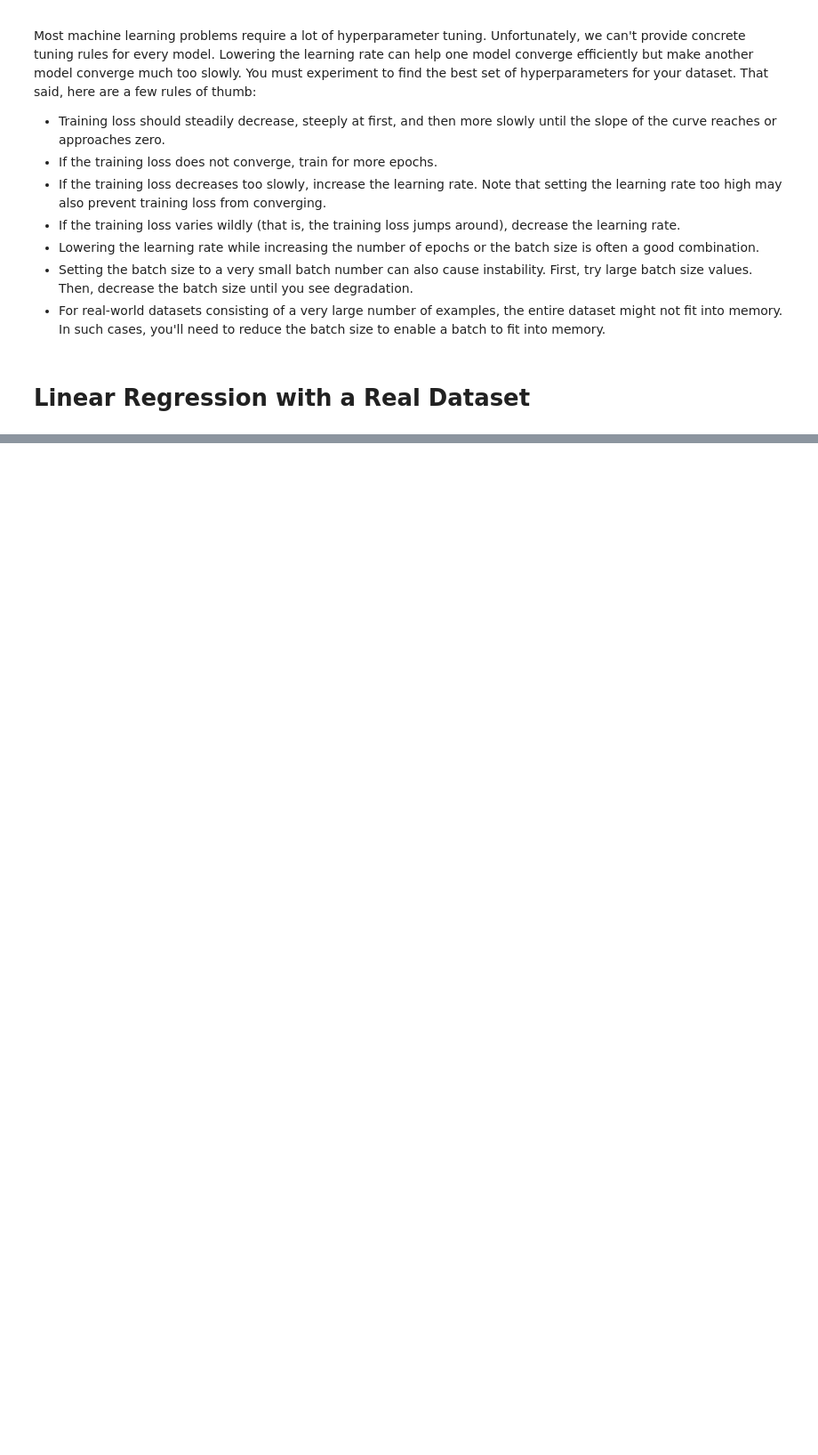
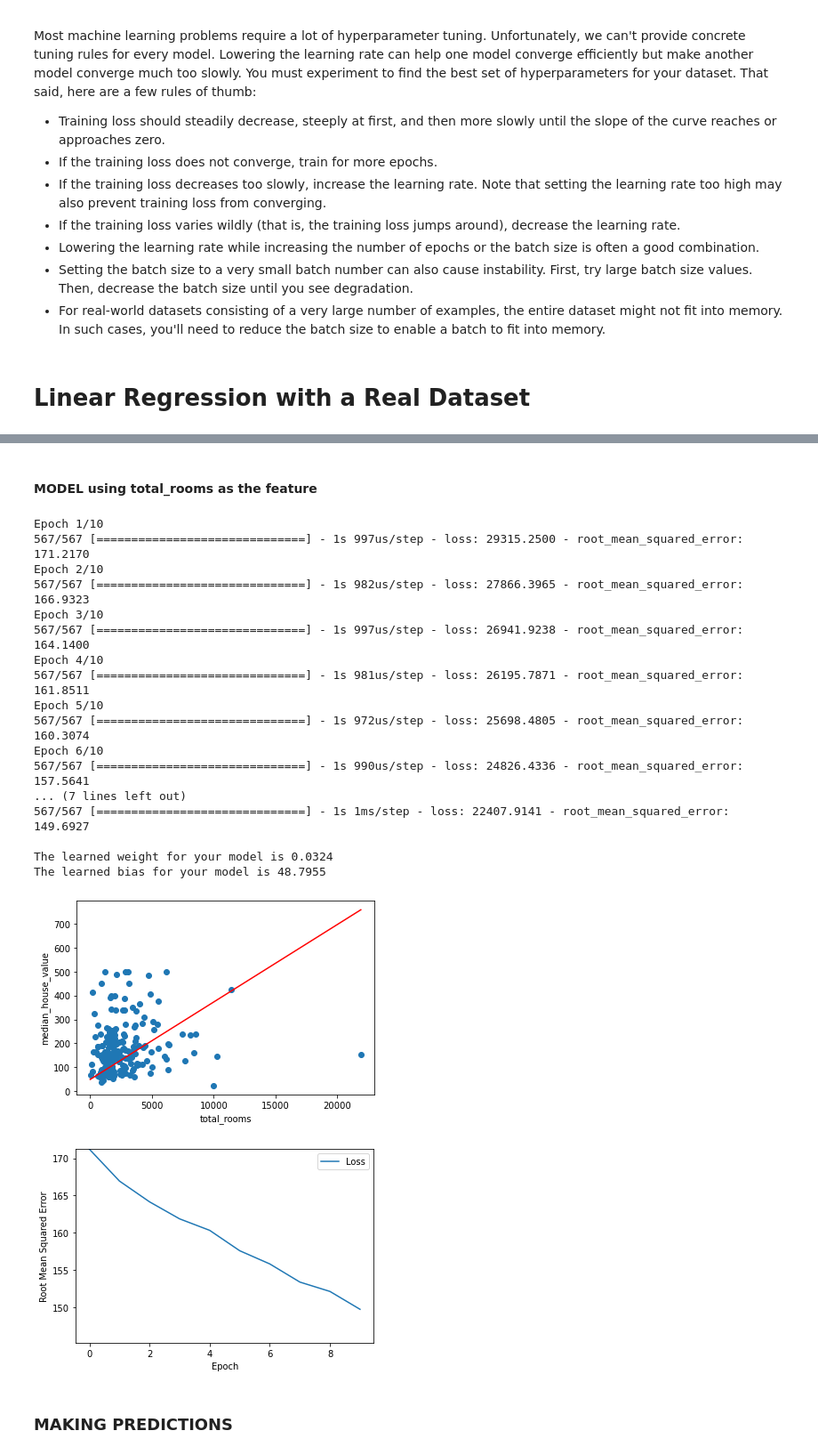
Before and after one commit to m8kin/course_google_crash_course_ml, a Jupyter notebook: tutorials/tensorflow_tutorial.ipynb, the cells around one changed output, grey strips where cells are left out. Shown: that part at 89% size. Saved outputs shown, nothing was run; the diff lists cells and outputs as text; code cells hidden in the pictures; blank space fills up the shorter version.

```diff
--- a/tutorials/tensorflow_tutorial.ipynb
+++ b/tutorials/tensorflow_tutorial.ipynb
@@ -365,3 +366,12 @@ Most machine learning problems require a lot of hyperparameter tuning. Unfortuna
 - For real-world datasets consisting of a very large number of examples, the entire dataset might not fit into memory. In such cases, you'll need to reduce the batch size to enable a batch to fit into memory.
 # %% [markdown]
 # Linear Regression with a Real Dataset
+# %%
+# Import the dataset.
+training_df = pd.read_csv(filepath_or_buffer="https://download.mlcc.google.com/mledu-datasets/california_housing_train.csv")
+
+# Scale the label.
+training_df["median_house_value"] /= 1000.0
+
+# Print the first rows of the pandas DataFrame.
+training_df.head()
@@ -367,0 +502,50 @@ Most machine learning problems require a lot of hyperparameter tuning. Unfortuna
+# %% [markdown]
+#### MODEL using **total_rooms** as the feature
+# %%
+# The following variables are the hyperparameters.
+learning_rate = 0.01
+epochs = 10
+batch_size = 30
+
+# Specify the feature and the label.
+my_feature = "total_rooms"  # the total number of rooms on a specific city block.
+my_label="median_house_value" # the median value of a house on a specific city block.
+# That is, you're going to create a model that predicts house value based
+# solely on total_rooms.
+
+# Discard any pre-existing version of the model.
+my_model = None
+
+# Invoke the functions.
+my_model = build_model(learning_rate)
+weight, bias, epochs, rmse = train_model(my_model, training_df,
+                                         my_feature, my_label,
+                                         epochs, batch_size)
+
+print("\nThe learned weight for your model is %.4f" % weight)
+print("The learned bias for your model is %.4f\n" % bias )
+
+plot_the_model(weight, bias, my_feature, my_label)
+plot_the_loss_curve(epochs, rmse)
+# %% [output]
+Epoch 1/10
+567/567 [==============================] - 1s 997us/step - loss: 29315.2500 - root_mean_squared_error: 171.2170
+Epoch 2/10
+567/567 [==============================] - 1s 982us/step - loss: 27866.3965 - root_mean_squared_error: 166.9323
+Epoch 3/10
+567/567 [==============================] - 1s 997us/step - loss: 26941.9238 - root_mean_squared_error: 164.1400
+Epoch 4/10
+567/567 [==============================] - 1s 981us/step - loss: 26195.7871 - root_mean_squared_error: 161.8511
+Epoch 5/10
+567/567 [==============================] - 1s 972us/step - loss: 25698.4805 - root_mean_squared_error: 160.3074
+Epoch 6/10
+567/567 [==============================] - 1s 990us/step - loss: 24826.4336 - root_mean_squared_error: 157.5641
+... (7 lines left out)
+567/567 [==============================] - 1s 1ms/step - loss: 22407.9141 - root_mean_squared_error: 149.6927
+
+The learned weight for your model is 0.0324
+The learned bias for your model is 48.7955
+[figure, added]
+[figure, added]
+# %% [markdown]
+### MAKING PREDICTIONS
```
Also changed, not shown: parts of 14 cells of this notebook, 2 other files.
